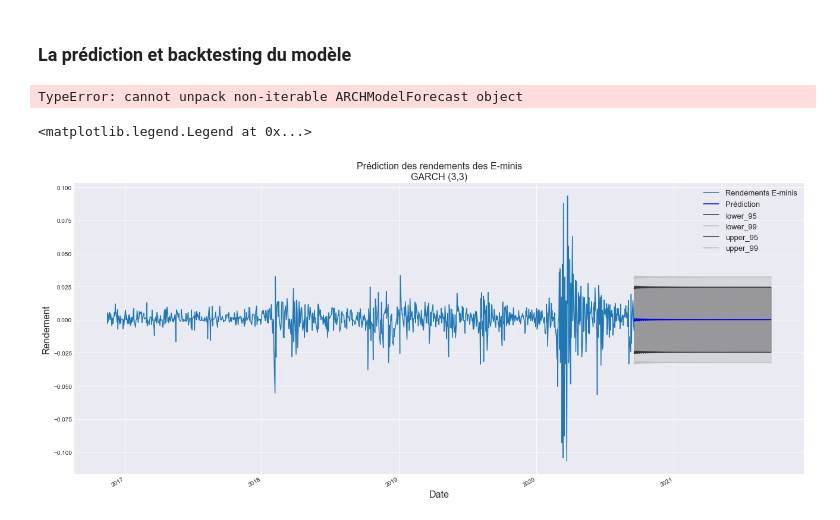
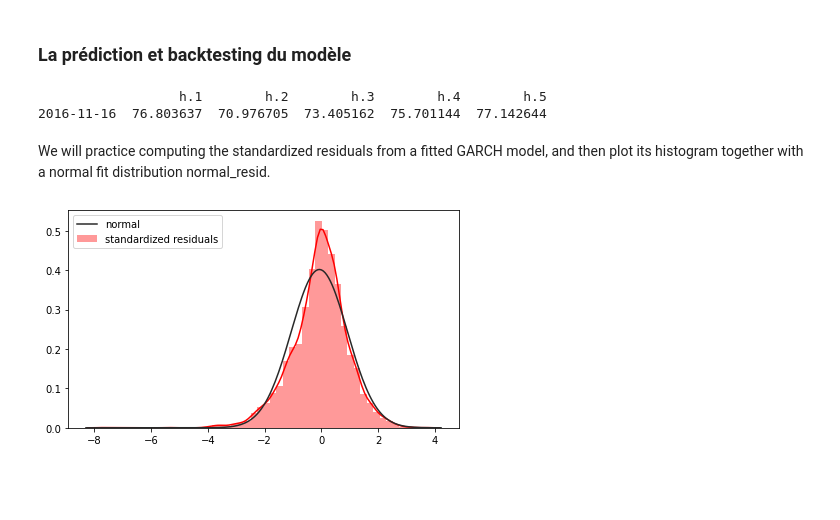
Before and after one commit to Lawisss/Helenos-Model, a Jupyter notebook: GARCH.ipynb, the cells around one changed output. Cells and saved outputs as stored; diff of their text form; code cells hidden in the pictures; blank space fills up the shorter version.

```diff
--- a/GARCH.ipynb
+++ b/GARCH.ipynb
@@ -370,40 +348,31 @@ Length: 4068, dtype: float64
 # %% [markdown]
 ### La prédiction et backtesting du modèle
-# %%
-# Création d'une prévision sur 365 jours des rendements ES avec une intervalle de confiance à 95% et 99%.
-
-n_steps = 365
-
-f, err95, ci95 = result.forecast(horizon=1, start=None, align='origin') # Intervalle de confiance à 95%
-_, err99, ci99 = result.forecast(horizon=1, start=None, align='origin') # Intervalle de confiance à 99%
-
-idx = pd.date_range(data.index[-1], periods=n_steps, freq='D')
-fc_95 = pd.DataFrame(np.column_stack([f, ci95]), index=idx, columns=['Prédiction', 'lower_95', 'upper_95'])
-fc_99 = pd.DataFrame(np.column_stack([ci99]), index=idx, columns=['lower_99', 'upper_99'])
-fc_all = fc_95.combine_first(fc_99)
-fc_all.head()
-# %% [output]
-TypeError: cannot unpack non-iterable ARCHModelForecast object
-# %%
-# Configuration du graphique
-
-plt.style.use('seaborn-darkgrid')
-fig = plt.figure(figsize=(22,10))
-ax = plt.gca()
-graph = TStest.plot(ax=ax, label='Rendements E-minis')
-graph.set_xlabel('Date', fontsize=16)
-graph.set_ylabel('Rendement', fontsize=16)
-
-# Prédiction de l'échantillon
-
-styles = ['b-', '0.2', '0.75', '0.2', '0.75']
-fc_all.plot(ax=ax, style=styles)
-
-plt.fill_between(fc_all.index, fc_all.lower_95, fc_all.upper_95, color='gray', alpha=0.7)
-plt.fill_between(fc_all.index, fc_all.lower_99, fc_all.upper_99, color='gray', alpha=0.2)
-
-plt.title('Prédiction des rendements des E-minis\nGARCH (3,3)', fontsize=16)
-plt.legend(loc='best', fontsize=13)
-# %% [output]
-<matplotlib.legend.Legend at 0x...>
-[figure, removed]
+# %%
+# Make 5-period ahead forecast
+forecast = garch_fit.forecast(horizon = 5)
+
+# Print the forecast variance
+print(forecast.variance[-1:])
+# %% [output]
+                  h.1        h.2        h.3        h.4        h.5
+2016-11-16  76.803637  70.976705  73.405162  75.701144  77.142644
+# %% [markdown]
+We will practice computing the standardized residuals from a fitted GARCH model, and then plot its histogram together with a normal fit distribution normal_resid.
+# %%
+import seaborn as sns
+from scipy import stats
+
+# Obtain model estimated residuals and volatility
+resid = garch_fit.resid
+std = garch_fit.conditional_volatility
+
+# Calculate the standardized residuals
+std_resid = resid / std
+
+# Plot the histogram of the standardized residuals
+plt.figure(figsize=(7,4))
+sns.distplot(std_resid, norm_hist=True, fit=stats.norm, bins=50, color='r')
+plt.legend(('normal', 'standardized residuals'))
+plt.show()
+# %% [output]
+[figure, added]
```
Also changed, not shown: parts of 10 cells of this notebook.
